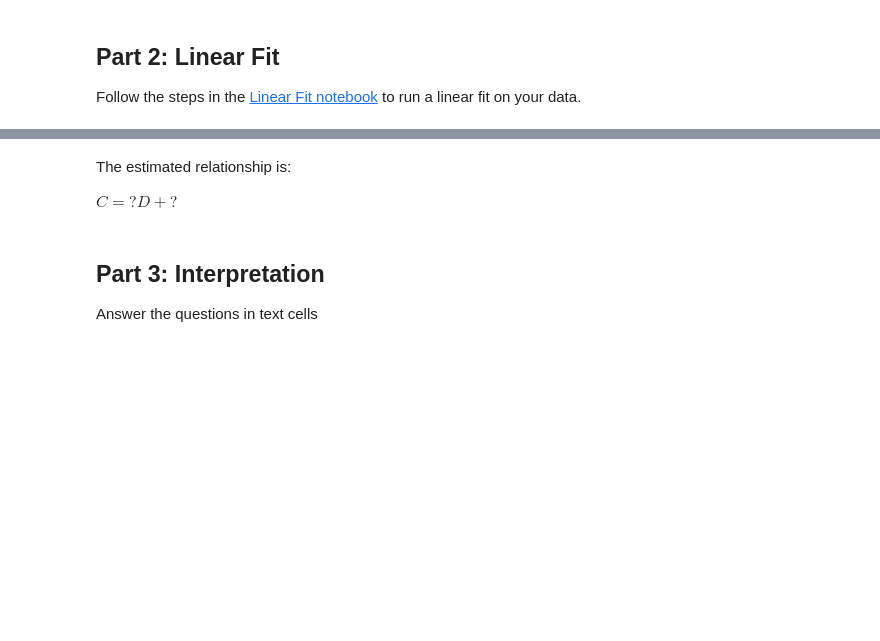
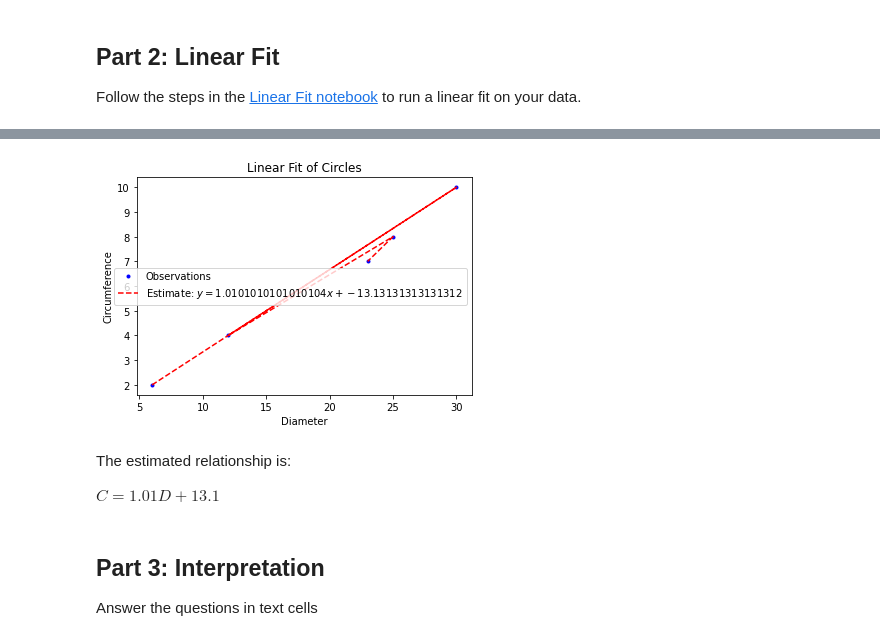
Before and after one commit to elirwolf/stats-data-sci, a Jupyter notebook: Eli_Wolf_Stats_Midterm.ipynb, the cells around one changed output, grey strips where cells are left out. Cells and saved outputs as stored; diff of their text form; code cells hidden in the pictures; blank space fills up the shorter version.

```diff
--- a/Eli_Wolf_Stats_Midterm.ipynb
+++ b/Eli_Wolf_Stats_Midterm.ipynb
@@ -77,0 +59,3 @@ for m_guess in ():
+# %%
+m_guess = 0
+b_guess = 0   # creating a baseline
@@ -77,0 +66,2 @@ for m_guess in ():
+# %%
+y_guess = m_guess * x + b_guess
@@ -78 +76,22 @@ for m_guess in ():
+# %%
+loss = np.sum((y_guess - y)**2)  # defining the term loss
+# %%
+best_loss_so_far = 1000000000000
+m_best = 0
+b_best=0
+for m_guess in np.linspace(-100,100,100):  #finding 100 different integers between -100 and 100
+    for b_guess in np.linspace(-100,100,100):  #finding 100 different integers between -100 and 100
+
+      y_guess = m_guess * x + b_guess
+
+      loss = np.sum((y_guess - y)**2)
+
+      if loss < best_loss_so_far:
+        m_best = m_guess
+        b_best = b_guess
+        best_loss_so_far = loss
+
+
+print("Found better fit:")  # title of the numbers being found
+print(m_best,b_best,loss)  # telling what order to put the numbers found
 # %% [markdown]
@@ -80,24 +99,26 @@ Plot the line of best fit:
 
 Use blue dots for the collected data and a red line for the estimate.
 # %%
-plt.title('Linear Fit of Circles')
+plt.title('Linear Fit of Circles')  # making a title of the plot
 
-plt.xlabel('Diameter')
-plt.ylabel('Circumference')
+plt.xlabel('Diameter')  # labelling the x-axis as Diameter
+plt.ylabel('Circumference')  # labelling the y-axis as Circumference
 
 # Plot the collected data
-plt.plot(..., label='Observations')
+plt.plot(x,y,'b.', label='Observations')  #plotted the data collected previously with blue dots
 
-y_estimate = ...
+y_estimate = m_best * x + b_best # giving y_estimate a value
 
 # Plot the line of best fit
-plt.plot(..., label=f'Estimate: $y = {...} x + {...}$')
+plt.plot(x,y,'r--', label=f'Estimate: $y = {m_best} x + {b_best}$')
 
 plt.legend();
+# %% [output]
+[figure, added]
 # %% [markdown]
 The estimated relationship is:
 
-$C = ? D + ?$
+$C = 1.01 D + 13.1$
 # %% [markdown]
 ## Part 3: Interpretation
 
```
Also changed, not shown: parts of 16 cells of this notebook.
